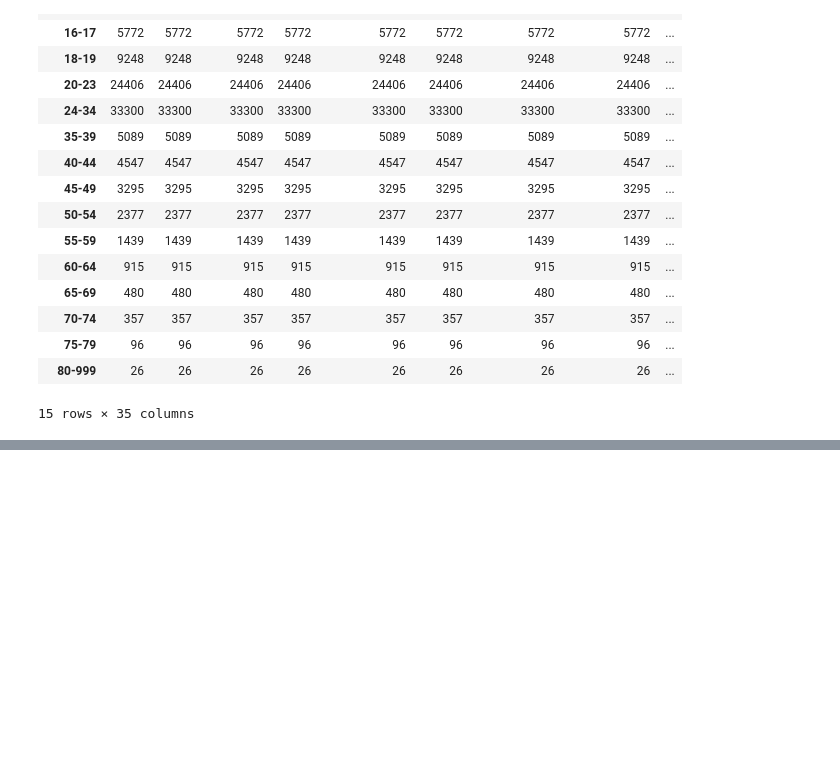
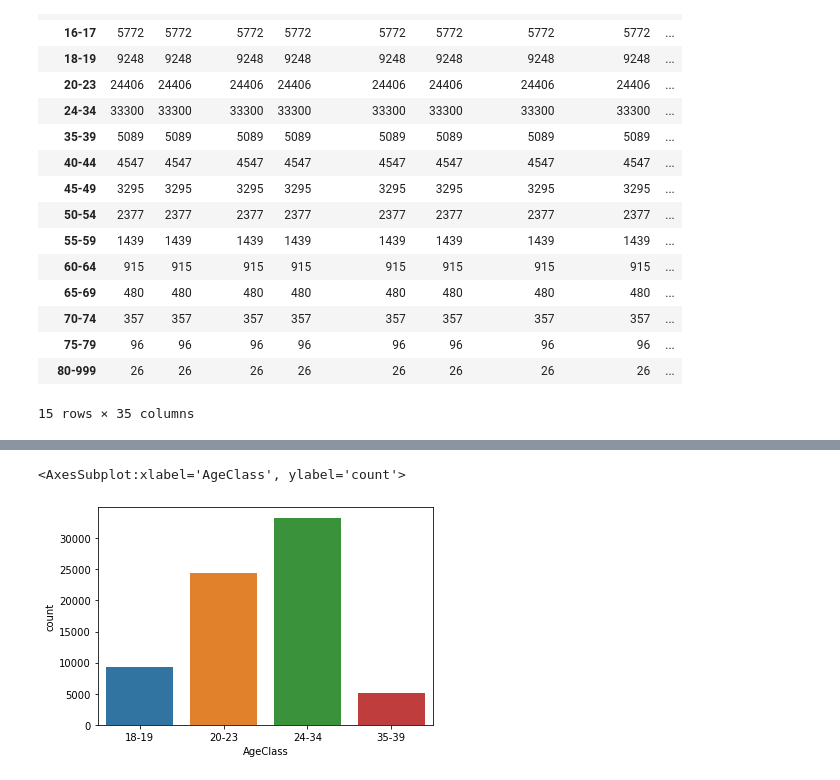
Before and after one commit to jjz17/Natural-Strength, a Jupyter notebook: model.ipynb, the cells around one changed output, grey strips where cells are left out. Drawn from its saved outputs; the diff is of its cells as text; code cells hidden in the pictures; blank space fills up the shorter version.

```diff
--- a/model.ipynb
+++ b/model.ipynb
@@ -232,0 +262,6 @@ ValueError: The truth value of a Series is ambiguous. Use a.empty, a.bool(), a.i
+# %%
+sns.countplot(x='AgeClass', data=clean_ages)
+# Most of the data is concentrated between the 18-19 and 35-39 age ranges
+# %% [output]
+<AxesSubplot:xlabel='AgeClass', ylabel='count'>
+[figure, added]
```
Also changed, not shown: parts of 16 cells of this notebook, 1 other file.
